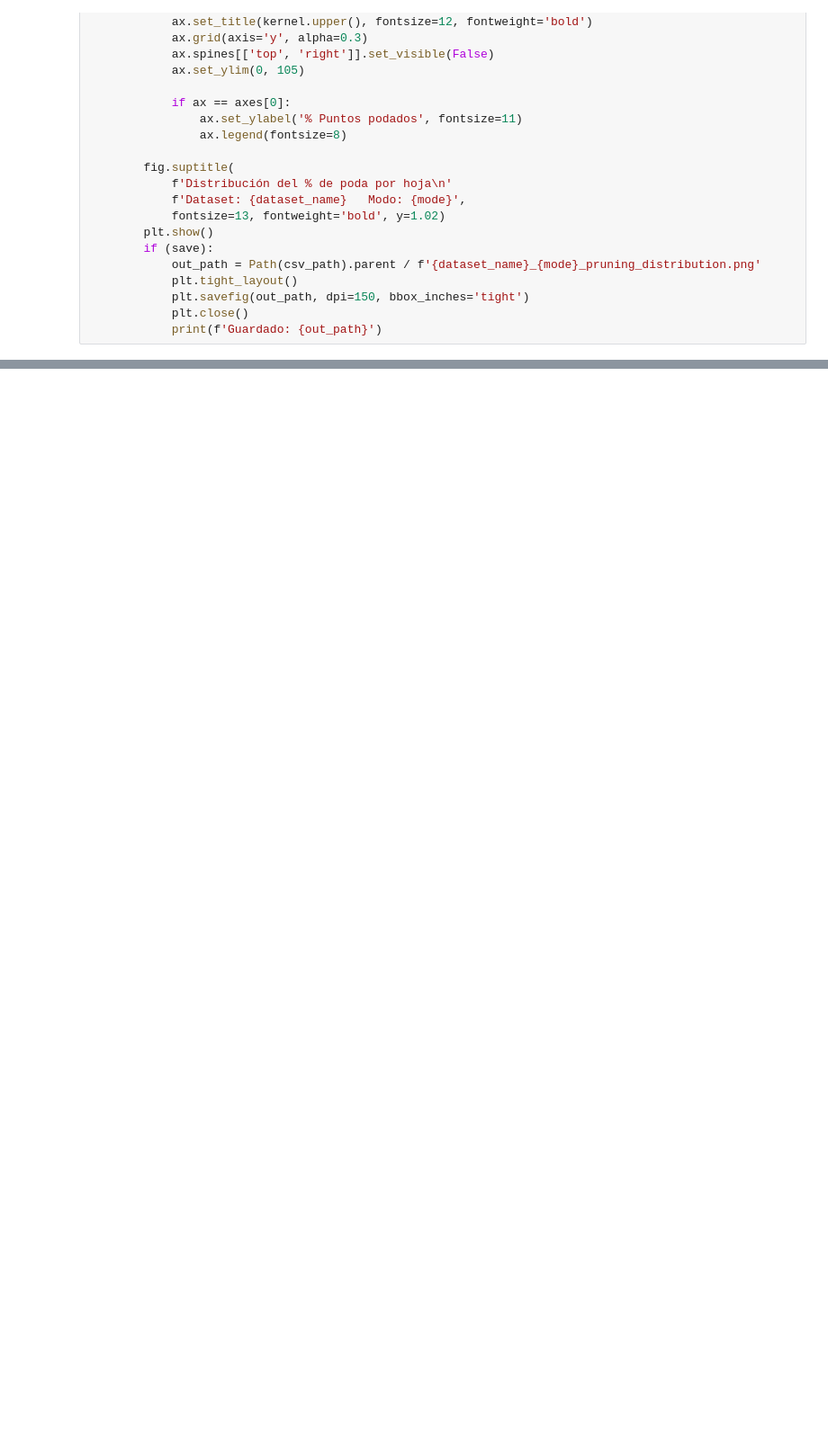
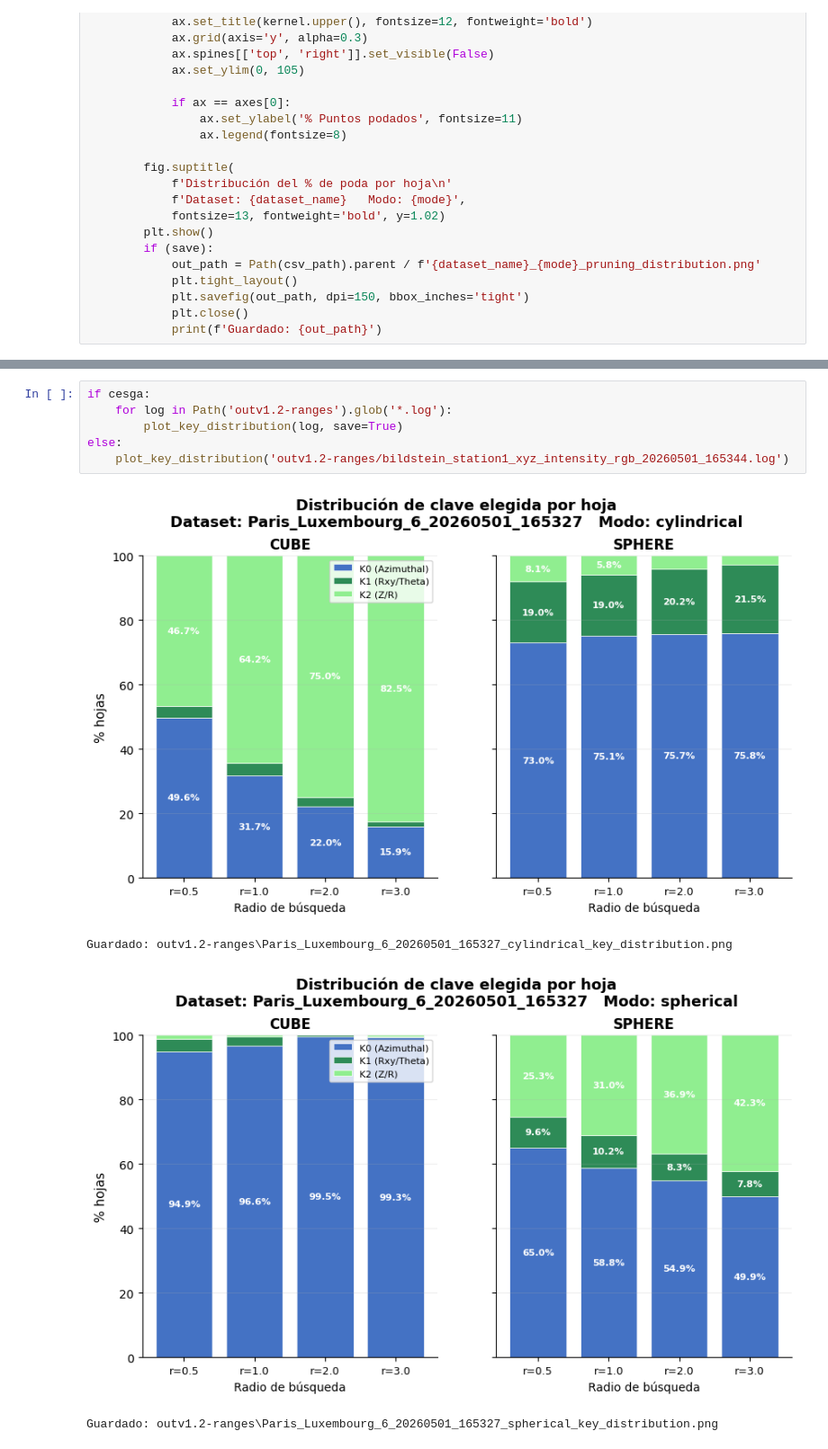
Before and after one commit to manuramazz/octrees-coordenadas-polares-v2, a Jupyter notebook: visualizador_rangos_claves.ipynb, the cells around one changed output, grey strips where cells are left out. Shown at 90% size. Saved outputs shown, nothing was run; the diff lists cells and outputs as text; blank space fills up the shorter version.

```diff
--- a/visualizador_rangos_claves.ipynb
+++ b/visualizador_rangos_claves.ipynb
@@ -215,0 +320,11 @@ Guardado: logs\v1.1\ranges\Lille_0_spherical_pruning_distribution.png
+# %%
+if cesga:
+    for log in Path('outv1.2-ranges').glob('*.log'):
+        plot_key_distribution(log, save=True)
+else:
+    plot_key_distribution('outv1.2-ranges/bildstein_station1_xyz_intensity_rgb_20260501_165344.log')
+# %% [output]
+[figure, added]
+Guardado: outv1.2-ranges\Paris_Luxembourg_6_20260501_165327_cylindrical_key_distribution.png
+[figure, added]
+Guardado: outv1.2-ranges\Paris_Luxembourg_6_20260501_165327_spherical_key_distribution.png
```
Also changed, not shown: parts of 9 cells of this notebook, 2 other files.
